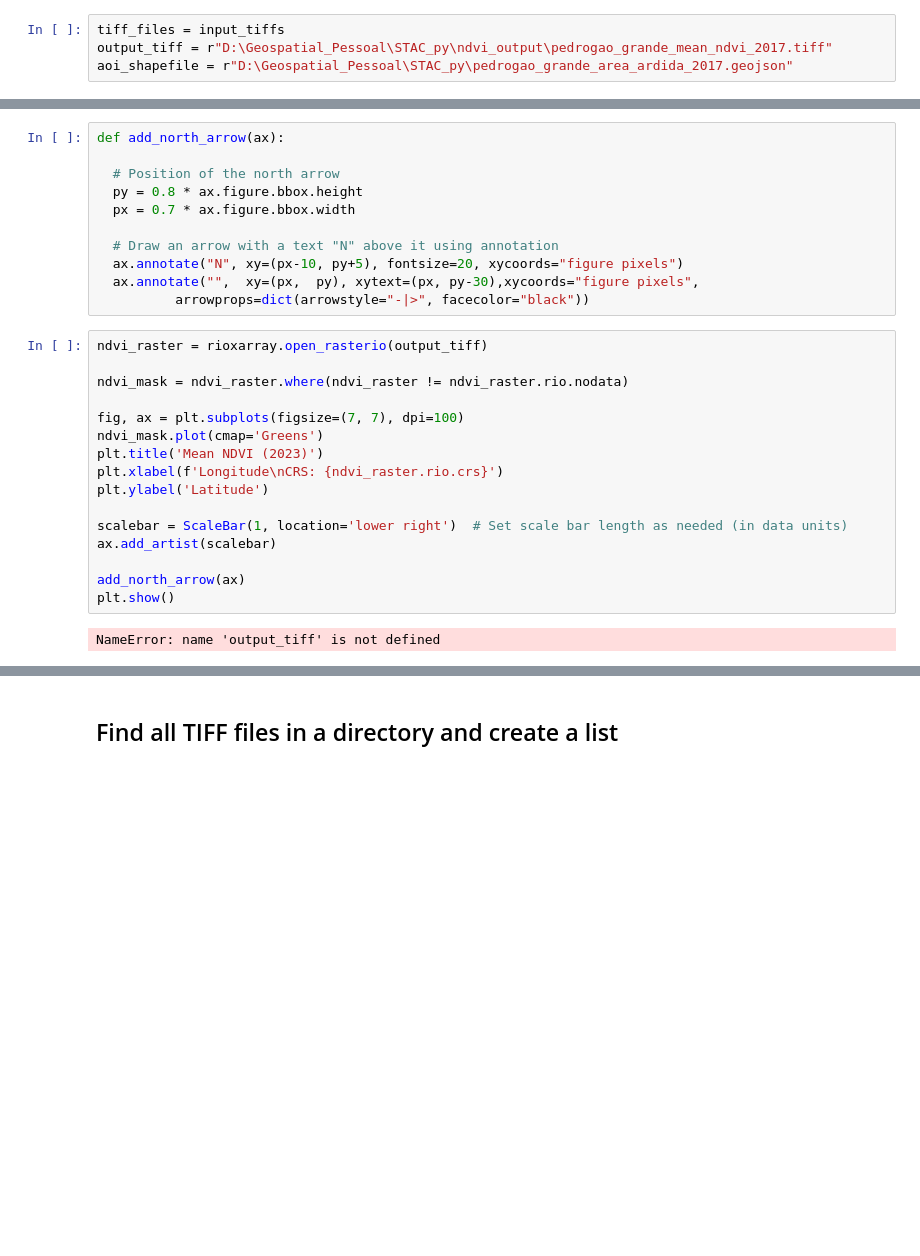
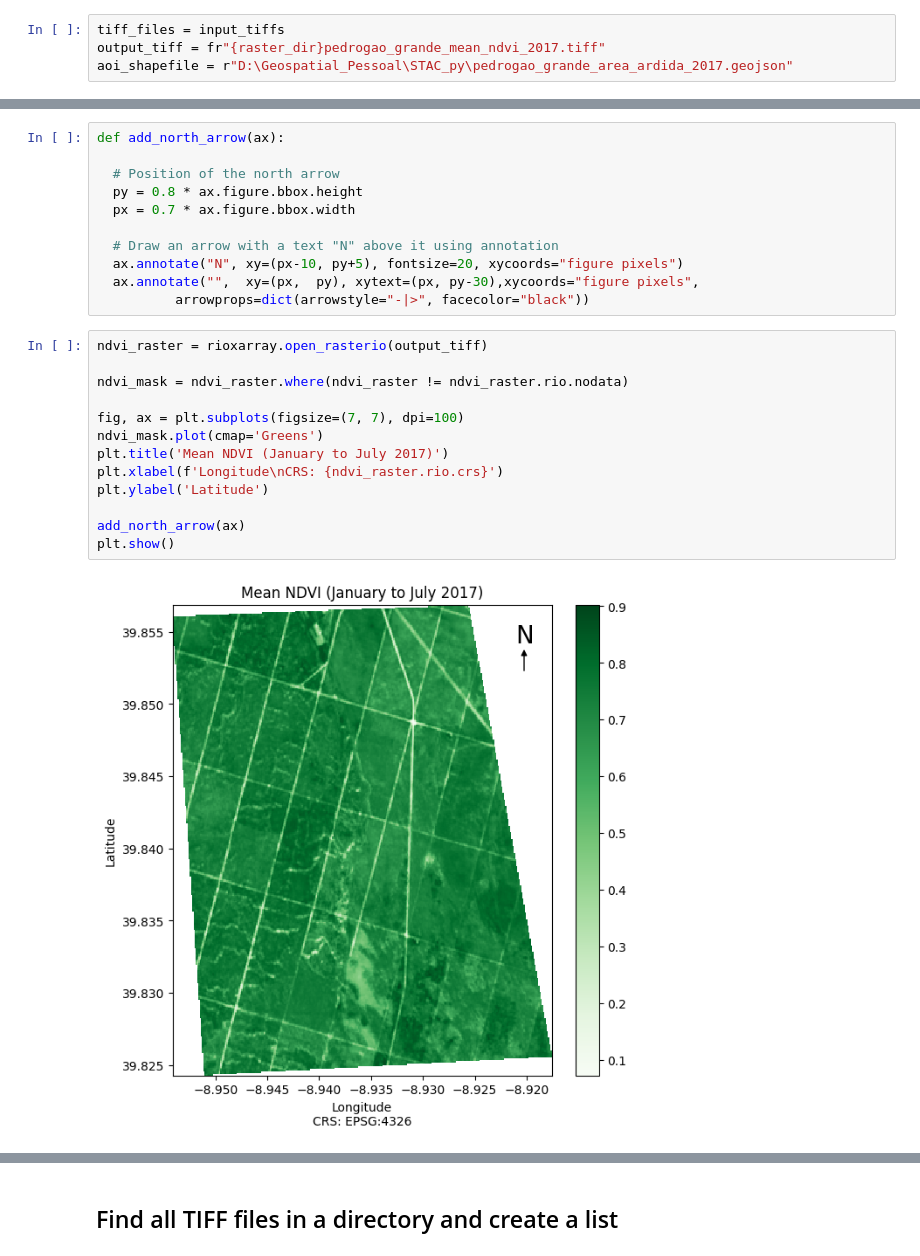
Before and after one commit to JPPereira93/geospatial-workflows, a Jupyter notebook: NDVI_EVI_automation/NDVI_EVI_automation.ipynb, the cells around one changed output, grey strips where cells are left out. Saved outputs shown, nothing was run; the diff lists cells and outputs as text; blank space fills up the shorter version.

Commit message:
produced all the outputs for NDVI_EVI automation

```diff
--- a/NDVI_EVI_automation/NDVI_EVI_automation.ipynb
+++ b/NDVI_EVI_automation/NDVI_EVI_automation.ipynb
@@ -94,6 +95,6 @@ Total number of TIFF files: 12
 # %%
 tiff_files = input_tiffs
-output_tiff = r"D:\Geospatial_Pessoal\STAC_py\ndvi_output\pedrogao_grande_mean_ndvi_2017.tiff"
+output_tiff = fr"{raster_dir}pedrogao_grande_mean_ndvi_2017.tiff"
 aoi_shapefile = r"D:\Geospatial_Pessoal\STAC_py\pedrogao_grande_area_ardida_2017.geojson"
 # %% [markdown]
 ## Calculate Average (mean) of all the four input tiffs
@@ -128,19 +129,16 @@ def add_north_arrow(ax):
 # %%
 ndvi_raster = rioxarray.open_rasterio(output_tiff)
 
 ndvi_mask = ndvi_raster.where(ndvi_raster != ndvi_raster.rio.nodata)
 
 fig, ax = plt.subplots(figsize=(7, 7), dpi=100)
 ndvi_mask.plot(cmap='Greens')
-plt.title('Mean NDVI (2023)')
+plt.title('Mean NDVI (January to July 2017)')
 plt.xlabel(f'Longitude\nCRS: {ndvi_raster.rio.crs}')
 plt.ylabel('Latitude')
 
-scalebar = ScaleBar(1, location='lower right')  # Set scale bar length as needed (in data units)
-ax.add_artist(scalebar)
-
 add_north_arrow(ax)
 plt.show()
 # %% [output]
-NameError: name 'output_tiff' is not defined
+[figure, added]
 # %% [markdown]
```
Also changed, not shown: parts of 8 cells of this notebook.
